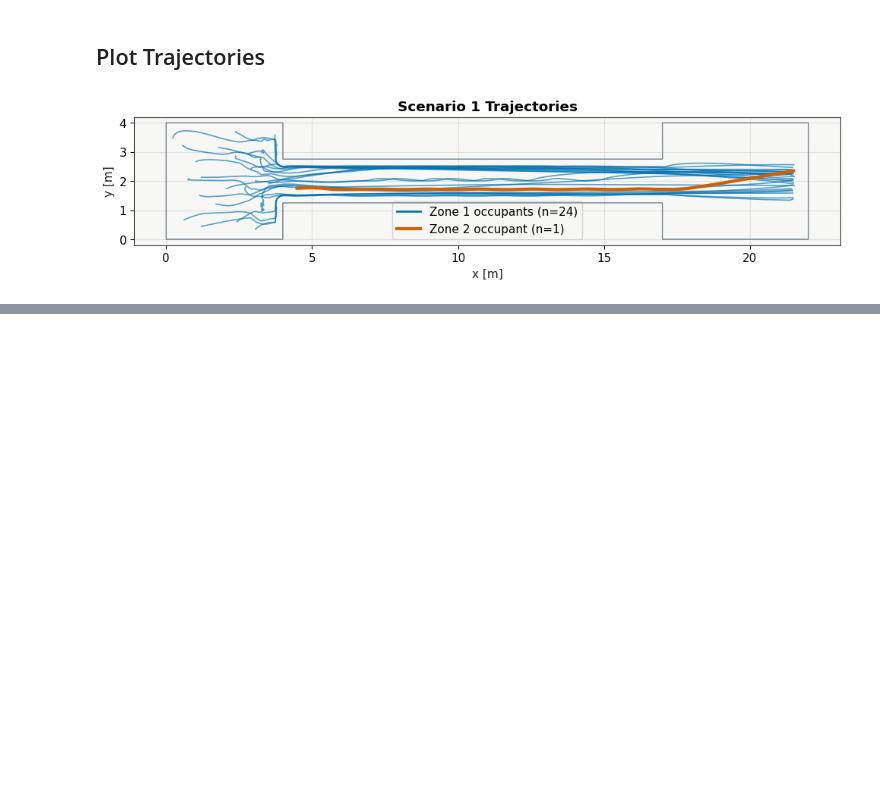
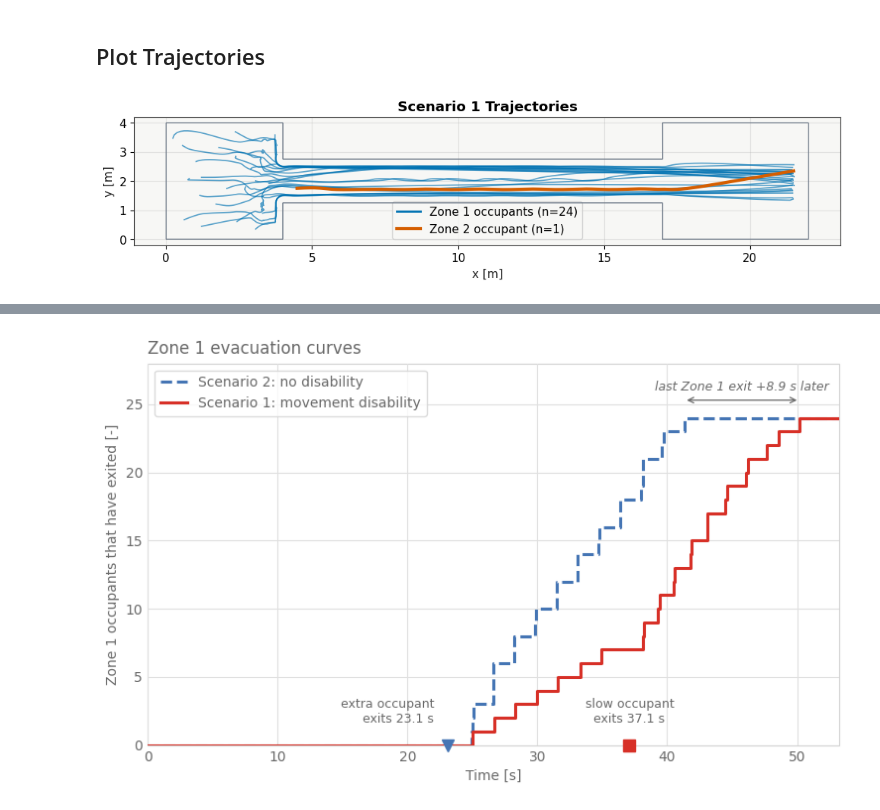
Before and after one commit to PedestrianDynamics/jupedsim-web-community, a Jupyter notebook: standards/iso/iso07_movement_disabilities.ipynb, the cells around one changed output, grey strips where cells are left out. Drawn from its saved outputs; the diff is of its cells as text; code cells hidden in the pictures; blank space fills up the shorter version.

```diff
--- a/standards/iso/iso07_movement_disabilities.ipynb
+++ b/standards/iso/iso07_movement_disabilities.ipynb
@@ -204,0 +201,19 @@ result_2.cleanup();
+# %%
+# House style for the figures below (plain matplotlib: seaborn is not in this environment)
+C_S1, C_S2 = "#d73027", "#4575b4"  # Scenario 1 (disability), Scenario 2 (no disability)
+LEGEND = {"frameon": True, "facecolor": "white", "framealpha": 0.8, "edgecolor": "lightgrey", "labelcolor": "dimgrey"}
+plt.rcParams.update({
+    "figure.facecolor": "white", "figure.dpi": 100,
+    "axes.facecolor": "white", "axes.grid": True, "grid.color": "#e0e0e0", "grid.alpha": 1.0,
+    "axes.spines.left": False, "axes.spines.bottom": False,
+    "axes.spines.top": False, "axes.spines.right": False,
+    "axes.titleweight": "normal", "axes.titlecolor": "dimgrey", "axes.labelcolor": "dimgrey",
+    "font.family": "DejaVu Sans", "font.size": 10,
+    "xtick.major.size": 0, "ytick.major.size": 0,
+    "xtick.labelcolor": "dimgrey", "ytick.labelcolor": "dimgrey",
+})
+
+
+def frame_axes(ax):
+    ax.patch.set_edgecolor("lightgrey")
+    ax.patch.set_linewidth(0.8)
@@ -204,0 +248,40 @@ result_2.cleanup();
+# %%
+# Figure 1: cumulative Zone 1 exits over time
+fig, ax = plt.subplots(figsize=(9, 5), dpi=100)
+n1 = len(paired)
+t_end = max(paired["exit_s1"].max(), paired["exit_s2"].max()) + 3
+for col, color, ls, label in [
+    ("exit_s2", C_S2, "--", "Scenario 2: no disability"),
+    ("exit_s1", C_S1, "-", "Scenario 1: movement disability"),
+]:
+    t = np.sort(paired[col].to_numpy())
+    ax.step(np.r_[0, t, t_end], np.r_[0, np.arange(1, n1 + 1), n1], where="post",
+            color=color, linestyle=ls, linewidth=2.2, label=label)
+
+# Exit time of the extra Zone 2 occupant, marked on the time axis
+for t, color, marker, text, dx, ha in [
+    (extra_exit, C_S2, "v", f"extra occupant\nexits {extra_exit:.1f} s", -10, "right"),
+    (slow_exit, C_S1, "s", f"slow occupant\nexits {slow_exit:.1f} s", 0, "center"),
+]:
+    ax.plot(t, 0, marker=marker, color=color, markersize=9, clip_on=False, zorder=5)
+    ax.annotate(text, (t, 0), xytext=(dx, 14), textcoords="offset points",
+                ha=ha, va="bottom", fontsize=9, color="dimgrey")
+
+# Insight: gap between the last Zone 1 exits
+last1, last2 = paired["exit_s1"].max(), paired["exit_s2"].max()
+ax.annotate("", xy=(last1, n1 + 1.3), xytext=(last2, n1 + 1.3),
+            arrowprops={"arrowstyle": "<->", "color": "dimgrey", "lw": 0.9})
+ax.text((last1 + last2) / 2, n1 + 1.8, f"last Zone 1 exit {last1 - last2:+.1f} s later",
+        ha="center", va="bottom", fontsize=9, color="dimgrey", style="italic")
+
+ax.set_ylim(0, n1 + 4)
+ax.set_xlim(0, t_end)
+ax.set_xlabel("Time [s]")
+ax.set_ylabel("Zone 1 occupants that have exited [-]")
+ax.set_title("Zone 1 evacuation curves", loc="left", pad=7)
+ax.legend(loc="upper left", **LEGEND)
+ax.tick_params(axis="both", which="both", length=0, labelcolor="dimgrey")
+frame_axes(ax)
+plt.show()
+# %% [output]
+[figure, added]
```
Also changed, not shown: parts of 13 cells of this notebook, 4 other files.
